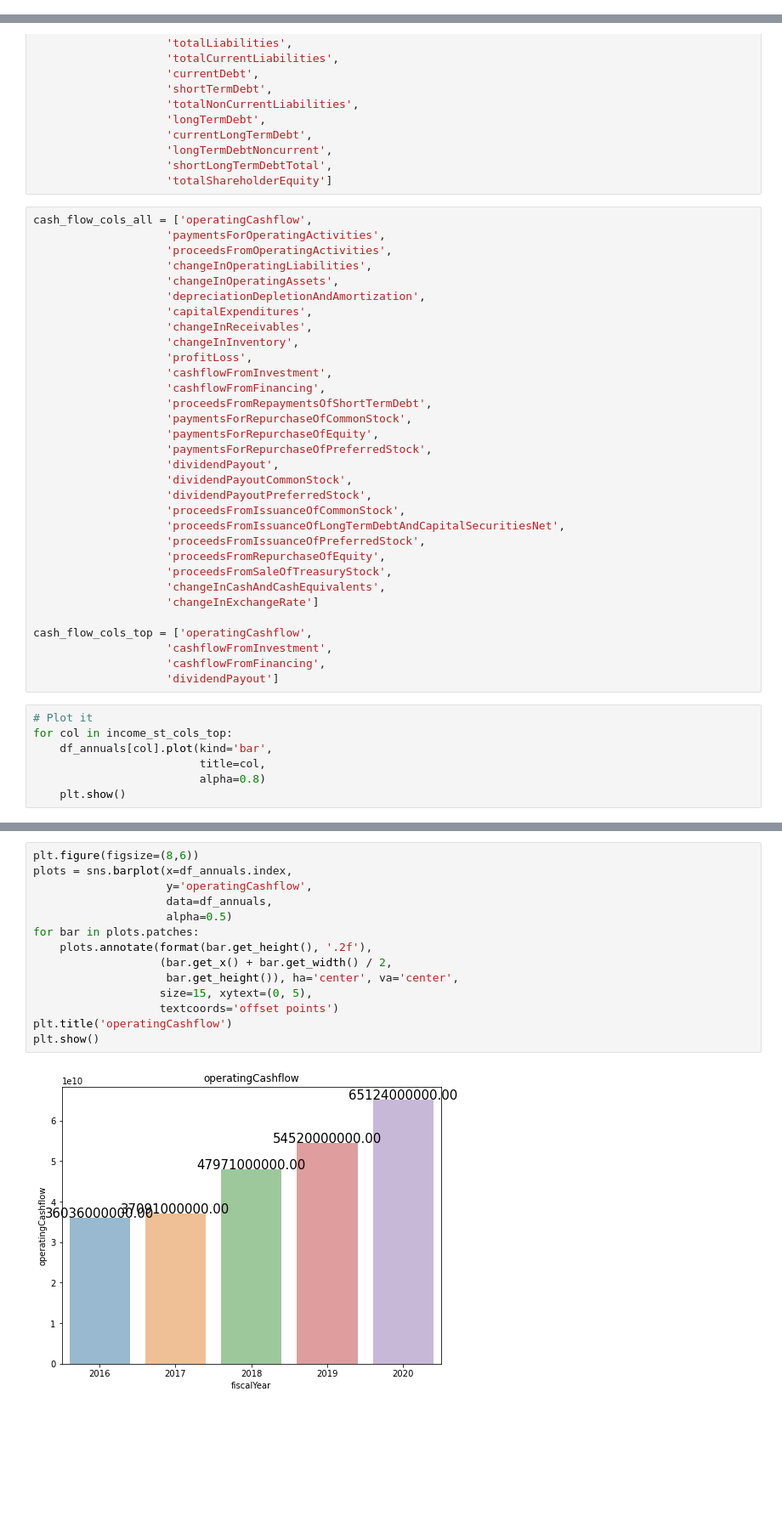
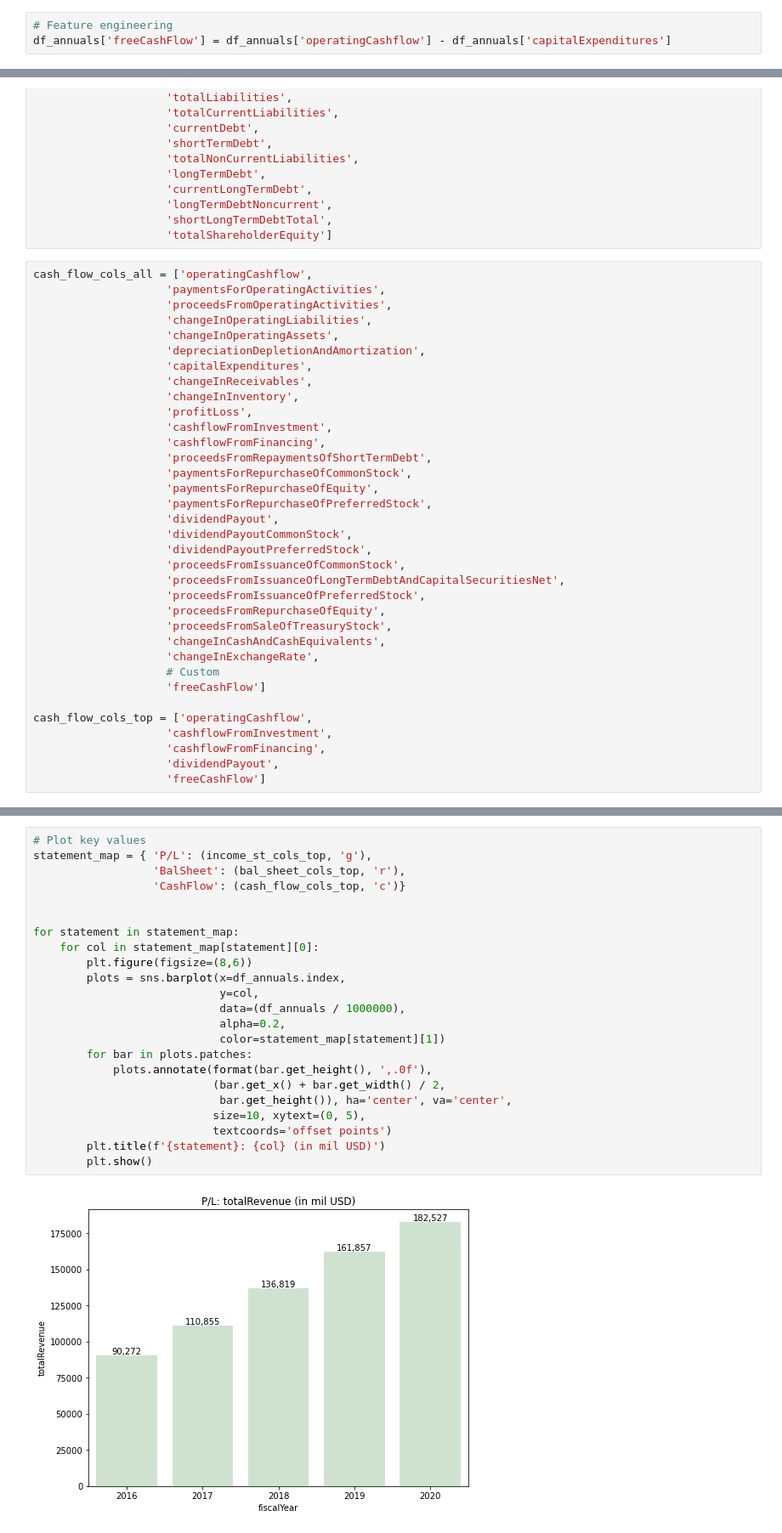
Before and after one commit to hochmuth/Watchman, a Jupyter notebook: Show fundamentals.ipynb, the cells around one changed output, grey strips where cells are left out. Shown at 85% size. Drawn from its saved outputs; the diff is of its cells as text; blank space fills up the shorter version.

Commit message:
plots annual results by financial statement type. Added FCF calculation

```diff
--- a/Show fundamentals.ipynb
+++ b/Show fundamentals.ipynb
@@ -14,6 +14,9 @@ annuals = glob.glob(f'./annual_reports/{ticker}_*_annual_*.csv')
 assert len(annuals) > 0, f'No files found for {ticker}'
 annuals.sort()
 df_annuals = pd.read_csv(annuals[-1], sep=';', header=0, index_col='fiscalYear')
+# %%
+# Feature engineering
+df_annuals['freeCashFlow'] = df_annuals['operatingCashflow'] - df_annuals['capitalExpenditures']
 # %%
 income_st_cols_all = ['totalRevenue',
                     'costOfRevenue',
@@ -126,16 +129,12 @@ cash_flow_cols_all = ['operatingCashflow',
                     'proceedsFromRepurchaseOfEquity',
                     'proceedsFromSaleOfTreasuryStock',
                     'changeInCashAndCashEquivalents',
-                    'changeInExchangeRate']
+                    'changeInExchangeRate',
+                    # Custom
+                    'freeCashFlow']
 
 cash_flow_cols_top = ['operatingCashflow',
                     'cashflowFromInvestment',
                     'cashflowFromFinancing',
-                    'dividendPayout']
+                    'dividendPayout',
+                    'freeCashFlow']
-# %%
-# Plot it
-for col in income_st_cols_top:
-    df_annuals[col].plot(kind='bar',
-                         title=col,
-                         alpha=0.8)
-    plt.show()
@@ -150,16 +141,25 @@ for col in income_st_cols_top:
 # %%
-plt.figure(figsize=(8,6))
-plots = sns.barplot(x=df_annuals.index,
-                    y='operatingCashflow',
-                    data=df_annuals,
-                    alpha=0.5)
-for bar in plots.patches:
-    plots.annotate(format(bar.get_height(), '.2f'),
-                   (bar.get_x() + bar.get_width() / 2,
-                    bar.get_height()), ha='center', va='center',
-                   size=15, xytext=(0, 5),
-                   textcoords='offset points')
-plt.title('operatingCashflow')
-plt.show()
+# Plot key values
+statement_map = { 'P/L': (income_st_cols_top, 'g'),
+                  'BalSheet': (bal_sheet_cols_top, 'r'),
+                  'CashFlow': (cash_flow_cols_top, 'c')}
+
+
+for statement in statement_map:
+    for col in statement_map[statement][0]:
+        plt.figure(figsize=(8,6))
+        plots = sns.barplot(x=df_annuals.index,
+                            y=col,
+                            data=(df_annuals / 1000000),
+                            alpha=0.2,
+                            color=statement_map[statement][1])
+        for bar in plots.patches:
+            plots.annotate(format(bar.get_height(), ',.0f'),
+                           (bar.get_x() + bar.get_width() / 2,
+                            bar.get_height()), ha='center', va='center',
+                           size=10, xytext=(0, 5),
+                           textcoords='offset points')
+        plt.title(f'{statement}: {col} (in mil USD)')
+        plt.show()
 # %% [output]
-[figure, old version]
+[figure, new version]
```
Also changed, not shown: parts of 2 cells of this notebook.
